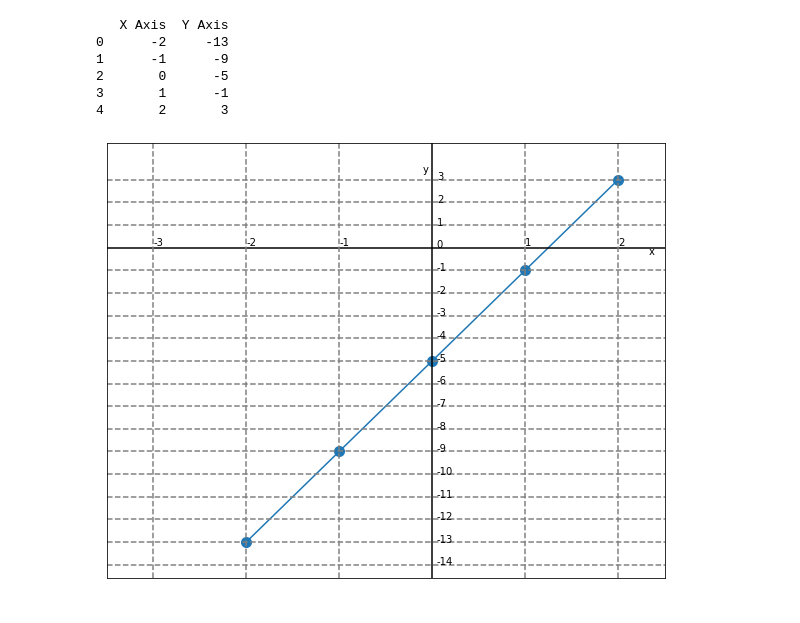
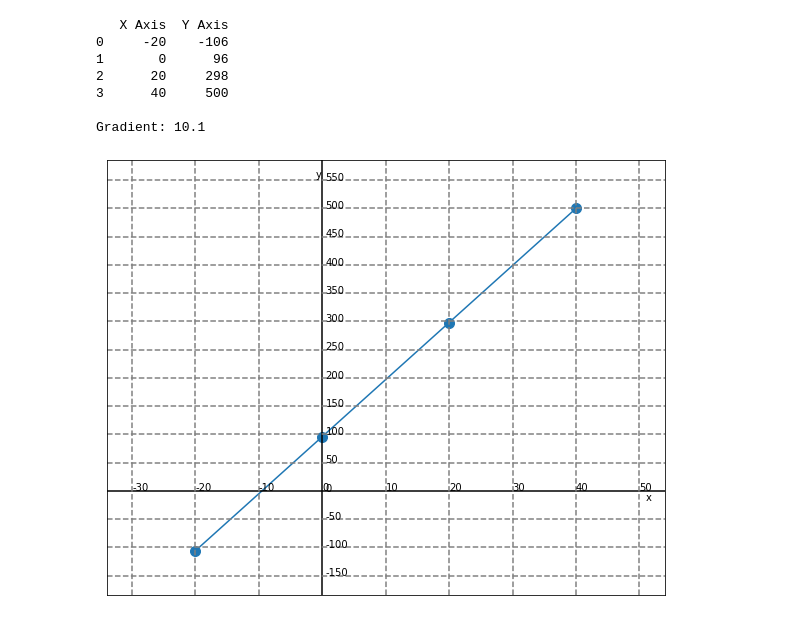
Before and after one commit to JackLacey18/Graphs-of-equations, a Jupyter notebook: Graphing notebook.ipynb, the cells around one changed output. Saved outputs shown, nothing was run; the diff lists cells and outputs as text; code cells hidden in the pictures.

```diff
--- a/Graphing notebook.ipynb
+++ b/Graphing notebook.ipynb
@@ -1,7 +1,16 @@
 # %%
 import matplotlib.pyplot as plt
 import pandas as pd
-
+################################# USER DEFINED SPACE ##########################
+# Set your x_axis and initialise the empty y_axis.
+x_axis = [-20,0,20,40]
+y_axis = []
+# Iterate over x_axis.
+for x in x_axis:
+    # EQUATION IS ENTERED HERE.
+    y = 10.1 * x + 96
+    # Append result to y_axis list.
+    y_axis.append(round(y))
 # Set your x and y markers that appear at the end of the positive x and y axis lines.
 xmarker = 'x '
 ymarker = 'y '
@@ -10,25 +19,30 @@ x_label = ''
 y_label = ''
 title = ''
 # Choose an appropriate step between x and y ticks.
-step = 1
-# Set your x_axis and initialise the empty y_axis.
-x_axis = [-2,-1,0,1,2]
-y_axis = []
-# Iterate over x_axis.
-for x in x_axis:
-    # EQUATION IS ENTERED HERE.
-    y = 4 * x -5
-    # Append result to y_axis list.
-    y_axis.append(y)
-# X and Y ticks.
-xticks = list(range(min(x_axis)-step,max(x_axis)+step,step))
-yticks = list(range(min(y_axis)-step,max(y_axis)+step,step))
+x_step = 10
+y_step = 50
+###############################################################################
+# Custom X and Y ticks.
+for i in range(max(x_axis)+1,max(x_axis)+x_step+1):
+    if i % x_step == 0:
+        pos_x_max = i
+for i in range(min(x_axis)-1,min(x_axis)-x_step-1,-1):
+    if i % x_step == 0:
+        neg_x_max = i
+for i in range(max(y_axis)+1,max(y_axis)+y_step+1):
+    if i % y_step == 0:
+        pos_y_max = i
+for i in range(min(y_axis)-1,min(y_axis)-y_step-1,-1):
+    if i % y_step == 0:
+        neg_y_max = i
+xticks = [i for i in range(neg_x_max,pos_x_max+1,x_step)]
+yticks = [i for i in range(neg_y_max,pos_y_max+1,y_step)]
 # Change figure size/
 plt.figure(figsize=(10,8))
 # Plot the graph.
 plt.plot(x_axis,y_axis,marker='o',markersize=10)
 # Change the margin.
-plt.margins(x=0.1,y=0.1)
+#plt.margins(x=0.1,y=0.1)
 #Alter your x,y labels and title.
 plt.xlabel(xlabel=x_label,fontsize=10)
 plt.ylabel(ylabel=y_label,fontsize=10)
@@ -39,44 +53,51 @@ plt.axvline(x = 0, color = 'black', linestyle = '-')
 # Annotate the end of the vertical and horizontal lines with your designated markers.
 plt.text(
         # Xaxis
-        xticks[-1]+(step/3),
+        xticks[-1]+x_step/10,
         # Yaxis
-        -0.3,
+        y_step / -3,
         xmarker,
         fontsize=10)
 plt.text(
         # Xaxis
-        -0.1,
+        x_step / -10,
         # Yaxis
-        yticks[-1]+(step/3),
+        yticks[-1]+y_step/10,
         ymarker,
         fontsize=10)
 # Annotate the center lines with the x and y ticks and draw a grid.
 for x in xticks:
+    plt.text(x,x_step/10,x,rotation=0)
     if x != 0:
-        plt.text(x,step/10,x,rotation=0)
         plt.axvline(x = x, color = 'grey', linestyle = '--')
 for y in yticks:
-    plt.text(step/20,y,y,rotation=0)
+    plt.text(x_step/20,y,y,rotation=0)
     if y != 0:
         plt.axhline(y = y, color = 'grey', linestyle = '--')
 # Remove default x and y ticks.
 plt.xticks([],fontsize=14)
 plt.yticks([],fontsize=14)
 # Create the table.
 table = pd.DataFrame({
     'X Axis':x_axis,
     'Y Axis':y_axis
 })
 # Print the table.
 print(table)
+# Gradient or Slope calculation.
+run = x_axis[1] - x_axis[0]
+rise = y_axis[1] - y_axis[0]
+gradient = rise / run
+print('')
+print('Gradient:',gradient)
 # Display the graph.
 plt.show()
 # %% [output]
    X Axis  Y Axis
-0      -2     -13
-1      -1      -9
-2       0      -5
-3       1      -1
-4       2       3
+0     -20    -106
+1       0      96
+2      20     298
+3      40     500
+
+Gradient: 10.1
-[figure, old version]
+[figure, new version]
```
